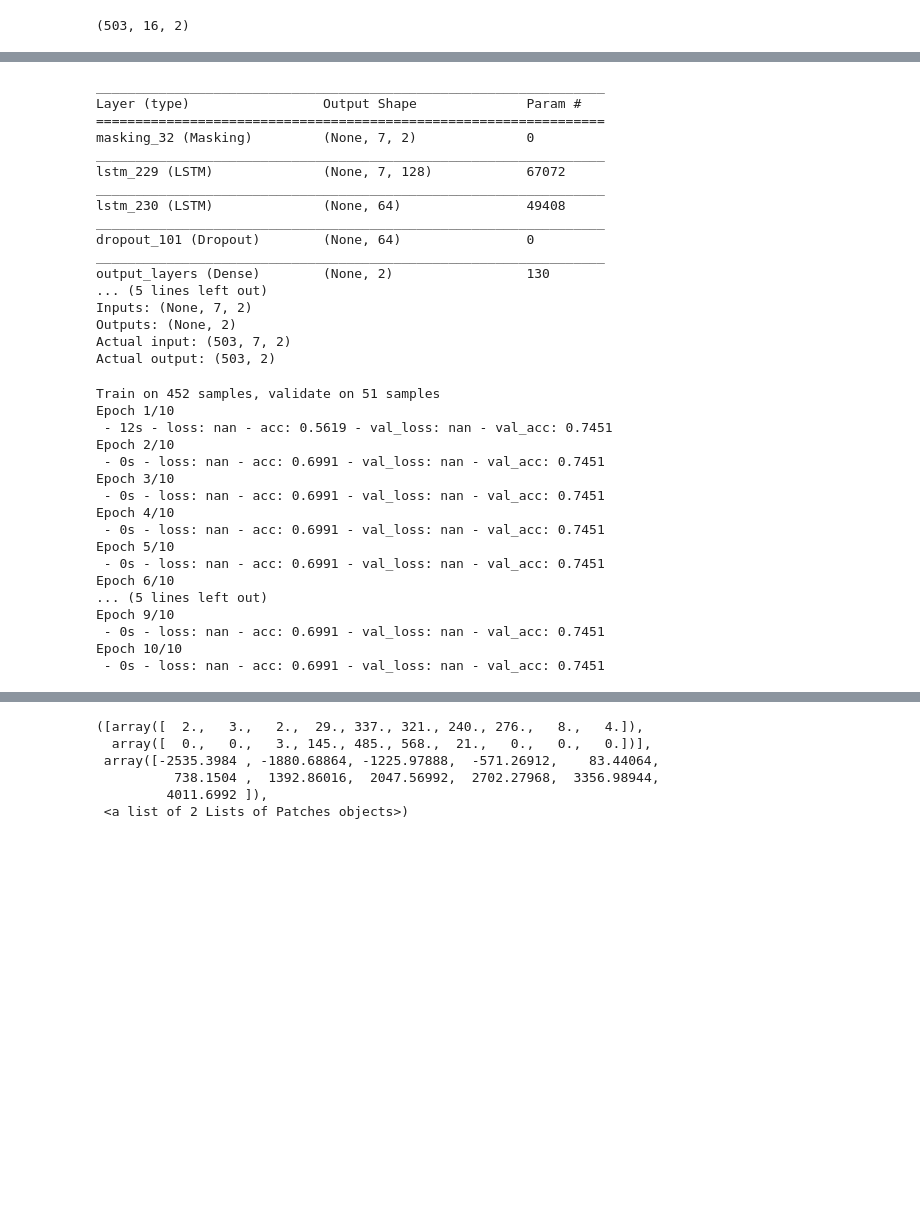
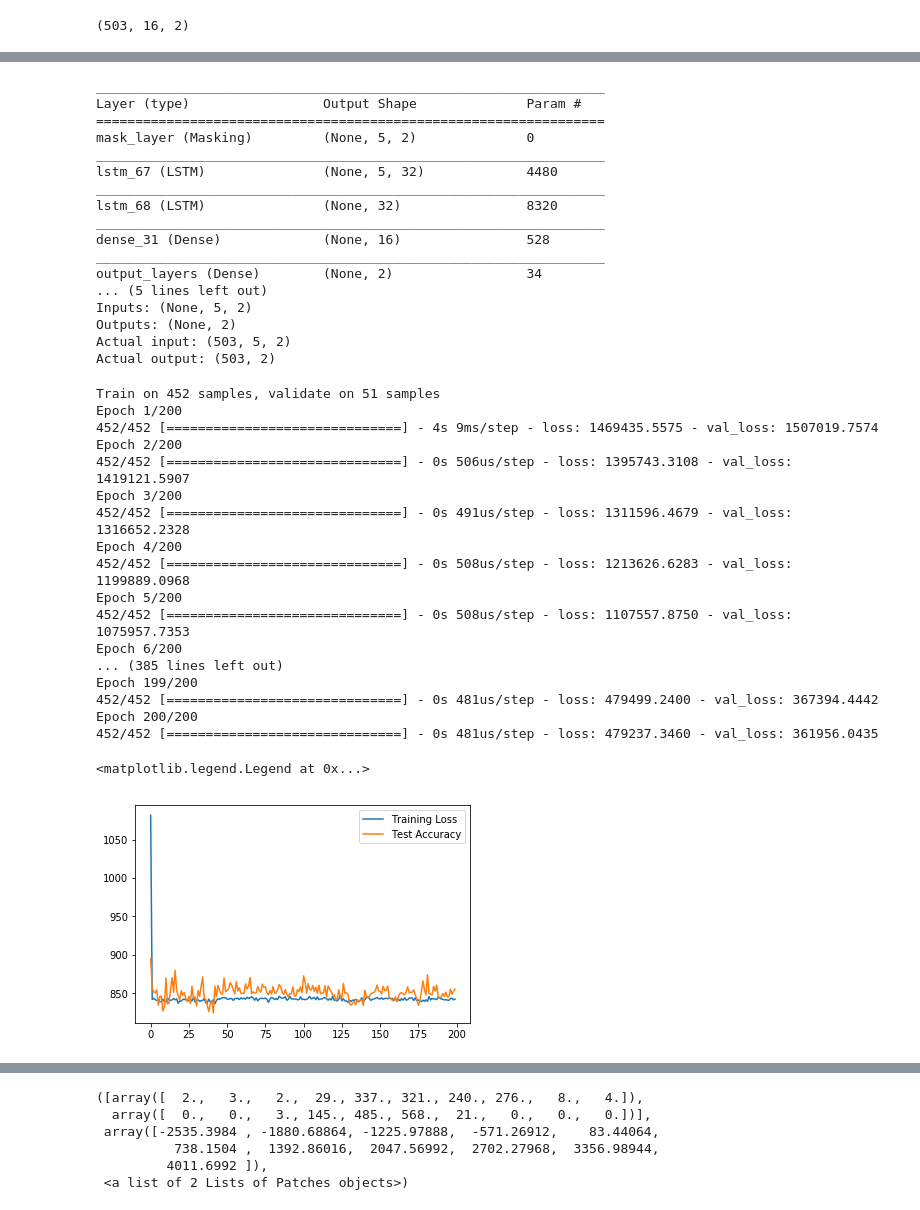
Before and after one commit to Sowmyashree94/Saccade-landing-position-prediction, a Jupyter notebook: model.ipynb, the cells around one changed output, grey strips where cells are left out. Drawn from its saved outputs; the diff is of its cells as text; code cells hidden in the pictures; blank space fills up the shorter version.

```diff
--- a/model.ipynb
+++ b/model.ipynb
@@ -34,28 +61,29 @@ X_train, X_test, y_train, y_test = train_test_split(Input, y, test_size=0.33)
 optimizer = keras.optimizers.RMSprop(lr=learning_rate)
 model = keras.models.Sequential()
 
-layer1 = model.add(Masking(mask_value=np.nan, input_shape=(max_length_saccades, 2)))
-layer2 = model.add(LSTM(128, return_sequences=True))
+layer1 = model.add(Masking(mask_value=np.inf, input_shape=(max_length_saccades, 2),name = 'mask_layer'))
+layer2 = model.add(LSTM(32, return_sequences=True,))
 
-#model.add(LSTM(128,return_sequences=True,input_shape=(max_length_saccades, 2)))
-layer3 = model.add(LSTM(64,return_sequences=False))
+layer3 = model.add(LSTM(32,return_sequences=False,))
 # returns a sequence of vectors of dimension 32
 
 #model.add(Dropout(0.5))
 #model.add(LSTM(8, return_sequences=True))
 # returns a sequence of vectors of dimension 32
 
-#model.add(Flatten())
-layer4 = model.add(Dropout(0.1))
 
-#model.add(Dense(32, activation='relu'))
+#layer4 = model.add(Dropout(0.3))
+
+model.add(Dense(16, activation='relu'))
 
 output_layer = model.add(Dense(2, activation='linear',name = 'output_layers'))
+#output_layer = model.add(LSTM(2,activation=None,return_sequences=False))
 
 # try using different optimizers and different optimizer configs
+#model.compile(loss='mse',optimizer=optimizer,metrics=['mse'])
+
 model.compile(loss='mse',
-              optimizer=optimizer,
-              metrics=['accuracy'])
+              optimizer=optimizer,)
 # Print summary
 model.summary()
 print("Inputs: {}".format(model.input_shape))
@@ -66,41 +94,51 @@ print("Actual output: {}".format(y.shape))
 _________________________________________________________________
 Layer (type)                 Output Shape              Param #
 =================================================================
-masking_32 (Masking)         (None, 7, 2)              0
+mask_layer (Masking)         (None, 5, 2)              0
 _________________________________________________________________
-lstm_229 (LSTM)              (None, 7, 128)            67072
+lstm_67 (LSTM)               (None, 5, 32)             4480
 _________________________________________________________________
-lstm_230 (LSTM)              (None, 64)                49408
+lstm_68 (LSTM)               (None, 32)                8320
 _________________________________________________________________
-dropout_101 (Dropout)        (None, 64)                0
+dense_31 (Dense)             (None, 16)                528
 _________________________________________________________________
-output_layers (Dense)        (None, 2)                 130
+output_layers (Dense)        (None, 2)                 34
 ... (5 lines left out)
-Inputs: (None, 7, 2)
+Inputs: (None, 5, 2)
 Outputs: (None, 2)
-Actual input: (503, 7, 2)
+Actual input: (503, 5, 2)
 Actual output: (503, 2)
 # %%
 #Fit the model to data
-history = model.fit(x = Input, y= y, batch_size= 32, epochs = 10, verbose = 2, validation_split = 0.1, shuffle = True  )
+history = model.fit(x = Input, y= y, batch_size= 32, epochs = 200, verbose = 1, validation_split = 0.1, shuffle = True  )
 # %% [output]
 Train on 452 samples, validate on 51 samples
-Epoch 1/10
- - 12s - loss: nan - acc: 0.5619 - val_loss: nan - val_acc: 0.7451
-Epoch 2/10
- - 0s - loss: nan - acc: 0.6991 - val_loss: nan - val_acc: 0.7451
-Epoch 3/10
- - 0s - loss: nan - acc: 0.6991 - val_loss: nan - val_acc: 0.7451
-Epoch 4/10
- - 0s - loss: nan - acc: 0.6991 - val_loss: nan - val_acc: 0.7451
-Epoch 5/10
- - 0s - loss: nan - acc: 0.6991 - val_loss: nan - val_acc: 0.7451
-Epoch 6/10
-... (5 lines left out)
-Epoch 9/10
- - 0s - loss: nan - acc: 0.6991 - val_loss: nan - val_acc: 0.7451
-Epoch 10/10
- - 0s - loss: nan - acc: 0.6991 - val_loss: nan - val_acc: 0.7451
+Epoch 1/200
+452/452 [==============================] - 4s 9ms/step - loss: 1469435.5575 - val_loss: 1507019.7574
+Epoch 2/200
+452/452 [==============================] - 0s 506us/step - loss: 1395743.3108 - val_loss: 1419121.5907
+Epoch 3/200
+452/452 [==============================] - 0s 491us/step - loss: 1311596.4679 - val_loss: 1316652.2328
+Epoch 4/200
+452/452 [==============================] - 0s 508us/step - loss: 1213626.6283 - val_loss: 1199889.0968
+Epoch 5/200
+452/452 [==============================] - 0s 508us/step - loss: 1107557.8750 - val_loss: 1075957.7353
+Epoch 6/200
+... (385 lines left out)
+Epoch 199/200
+452/452 [==============================] - 0s 481us/step - loss: 479499.2400 - val_loss: 367394.4442
+Epoch 200/200
+452/452 [==============================] - 0s 481us/step - loss: 479237.3460 - val_loss: 361956.0435
+# %%
+import matplotlib.pyplot as plt
+l_test = np.sqrt(history.history['val_loss'])
+l_train = np.sqrt(history.history['loss'])
+plt.plot(l_train, label="Training Loss")
+plt.plot(l_test, label="Test Accuracy")
+plt.legend()
+# %% [output]
+<matplotlib.legend.Legend at 0x...>
+[figure, added]
 # %%
 #model.outputs[0]
 #m.outputs =
```
Also changed, not shown: parts of 10 cells of this notebook.
